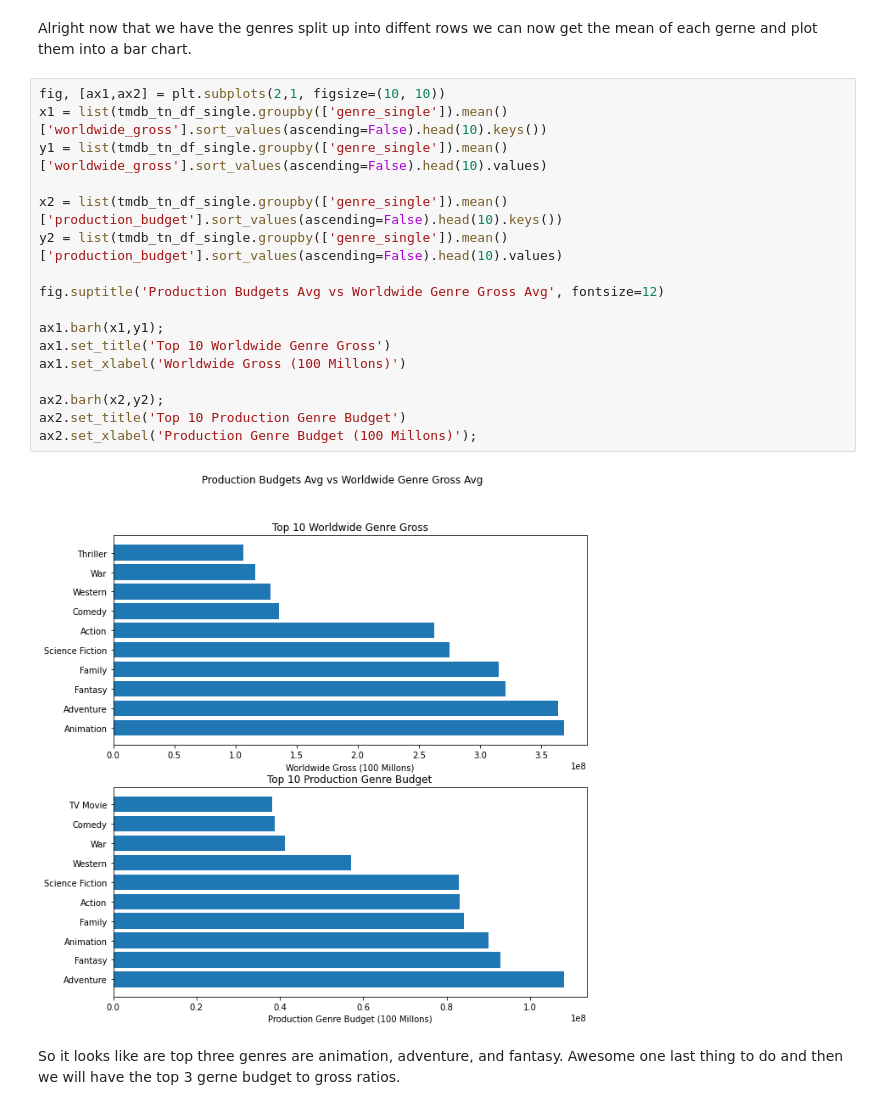
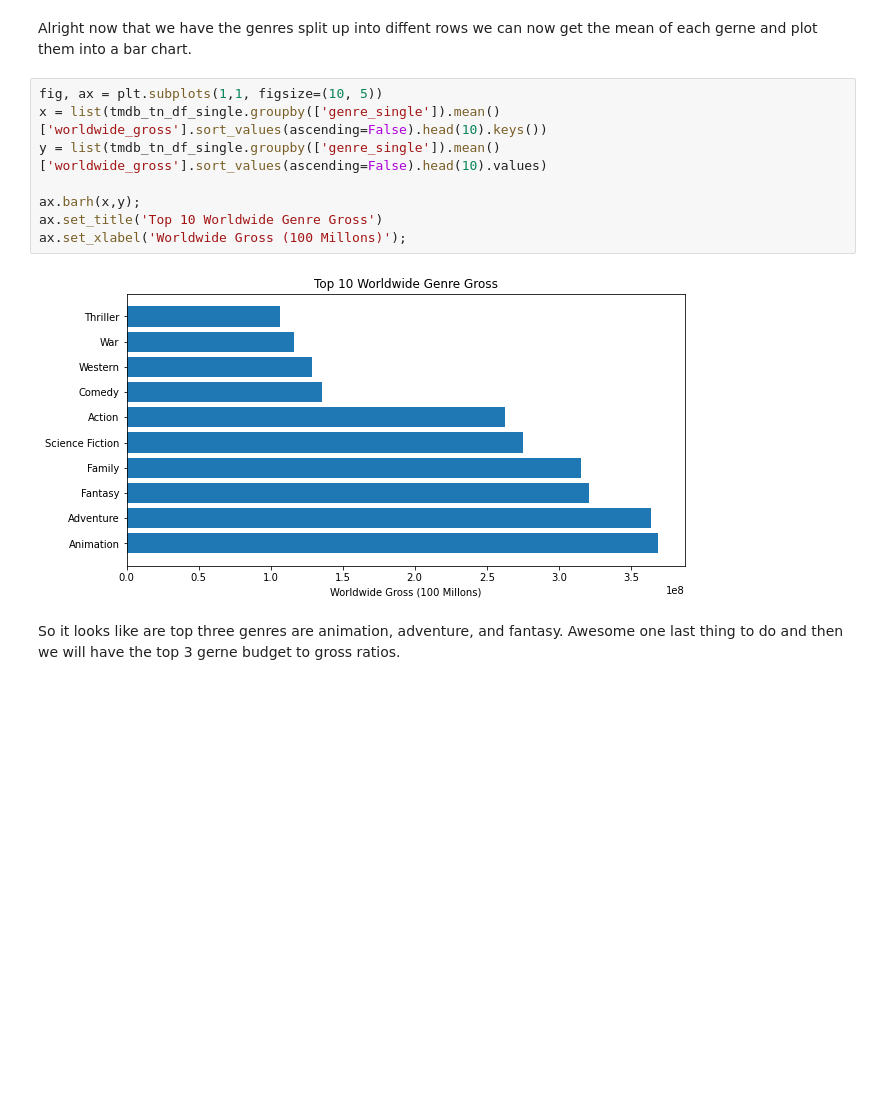
Before and after one commit to learn-co-curriculum/dsc-phase-1-project, a Jupyter notebook: Suggestion_One_Top_Three_Gerne_Ratios.ipynb, the cells around one changed output. Drawn from its saved outputs; the diff is of its cells as text; blank space fills up the shorter version.

```diff
--- a/Suggestion_One_Top_Three_Gerne_Ratios.ipynb
+++ b/Suggestion_One_Top_Three_Gerne_Ratios.ipynb
@@ -204,24 +193,15 @@ tmdb_tn_df_single.head()
 # %% [markdown]
 Alright now that we have the genres split up into diffent rows we can now get the mean of each gerne and plot them into a bar chart.
 # %%
-fig, [ax1,ax2] = plt.subplots(2,1, figsize=(10, 10))
-x1 = list(tmdb_tn_df_single.groupby(['genre_single']).mean()['worldwide_gross'].sort_values(ascending=False).head(10).keys())
-y1 = list(tmdb_tn_df_single.groupby(['genre_single']).mean()['worldwide_gross'].sort_values(ascending=False).head(10).values)
+fig, ax = plt.subplots(1,1, figsize=(10, 5))
+x = list(tmdb_tn_df_single.groupby(['genre_single']).mean()['worldwide_gross'].sort_values(ascending=False).head(10).keys())
+y = list(tmdb_tn_df_single.groupby(['genre_single']).mean()['worldwide_gross'].sort_values(ascending=False).head(10).values)
 
-x2 = list(tmdb_tn_df_single.groupby(['genre_single']).mean()['production_budget'].sort_values(ascending=False).head(10).keys())
-y2 = list(tmdb_tn_df_single.groupby(['genre_single']).mean()['production_budget'].sort_values(ascending=False).head(10).values)
-
-fig.suptitle('Production Budgets Avg vs Worldwide Genre Gross Avg', fontsize=12)
-
-ax1.barh(x1,y1);
-ax1.set_title('Top 10 Worldwide Genre Gross')
-ax1.set_xlabel('Worldwide Gross (100 Millons)')
-
-ax2.barh(x2,y2);
-ax2.set_title('Top 10 Production Genre Budget')
-ax2.set_xlabel('Production Genre Budget (100 Millons)');
+ax.barh(x,y);
+ax.set_title('Top 10 Worldwide Genre Gross')
+ax.set_xlabel('Worldwide Gross (100 Millons)');
 # %% [output]
-[figure, old version]
+[figure, new version]
 # %% [markdown]
 So it looks like are top three genres are animation, adventure, and fantasy. Awesome one last thing to do and then we will have the top 3 gerne budget to gross ratios.
 # %% [markdown]
```
Also changed, not shown: parts of 6 cells of this notebook.
